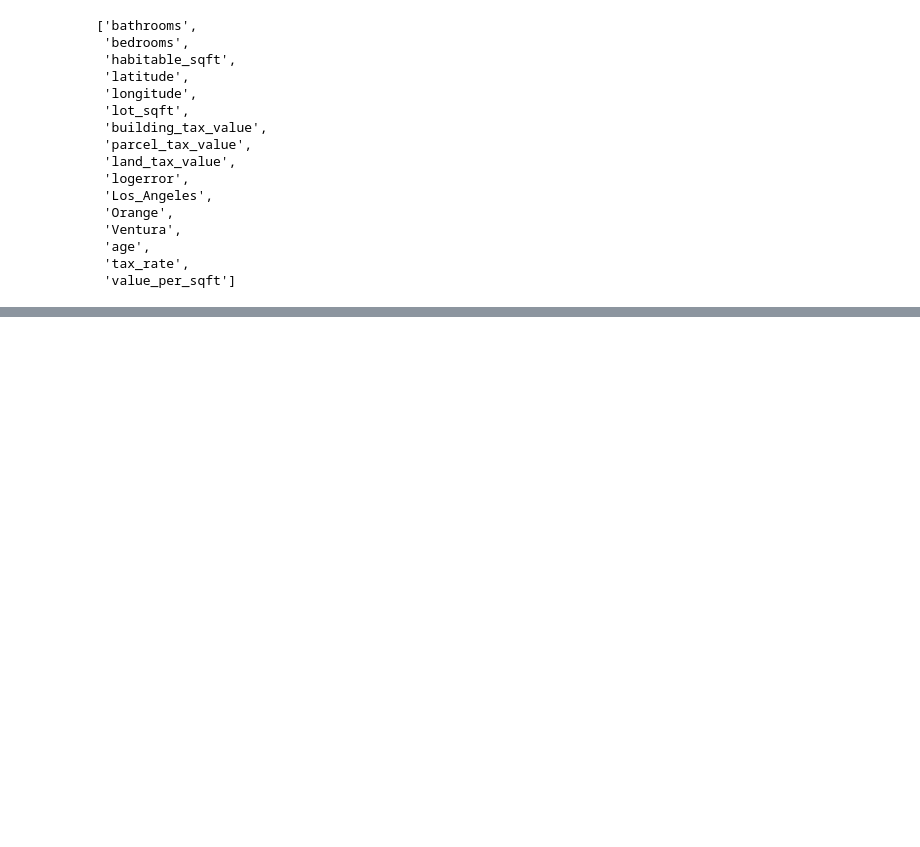
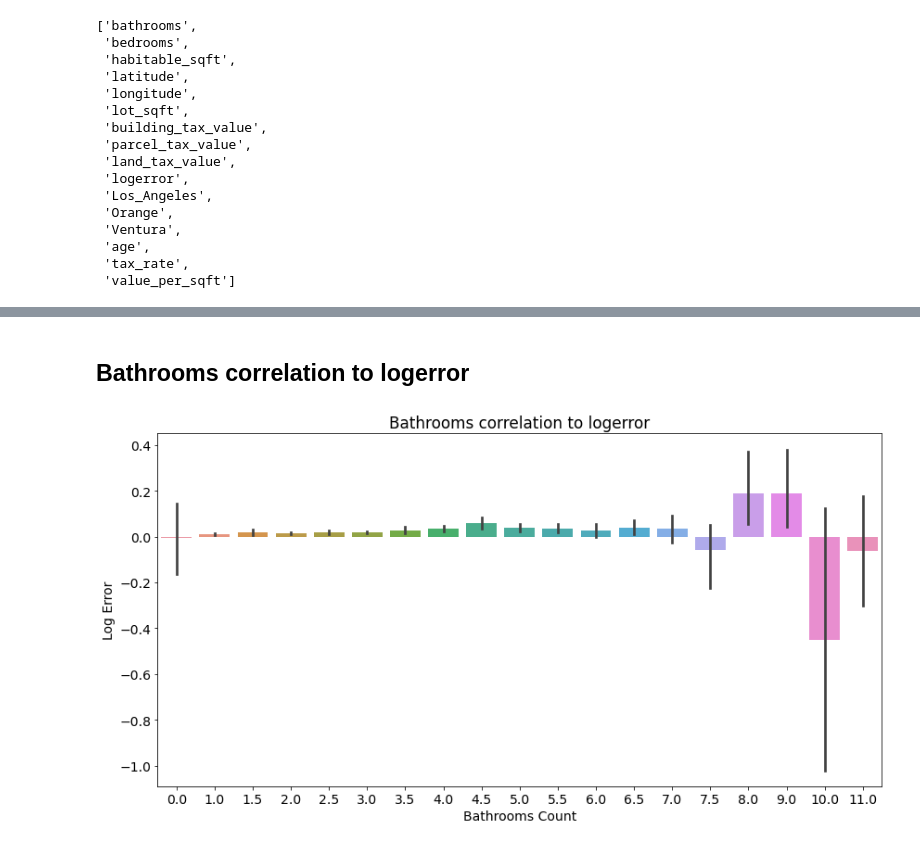
Before and after one commit to Severina7/clustering_project_zillow, a Jupyter notebook: zillow_acquisition_preparation.ipynb, the cells around one changed output, grey strips where cells are left out. Saved outputs shown, nothing was run; the diff lists cells and outputs as text; code cells hidden in the pictures; blank space fills up the shorter version.

```diff
--- a/zillow_acquisition_preparation.ipynb
+++ b/zillow_acquisition_preparation.ipynb
@@ -788,0 +801,14 @@ train.columns.tolist()
+# %% [markdown]
+## Bathrooms correlation to logerror
+# %%
+# Plotting a barplot with confidence line for bathrooms
+
+plt.figure(figsize=(14,7))
+with sb.color_palette('Blues'):
+    sb.barplot(x='bathrooms', y='logerror', data=train)
+plt.xlabel('Bathrooms Count')
+plt.ylabel('Log Error')
+plt.title('Bathrooms correlation to logerror')
+plt.show()
+# %% [output]
+[figure, added]
```
Also changed, not shown: parts of 10 cells of this notebook.
